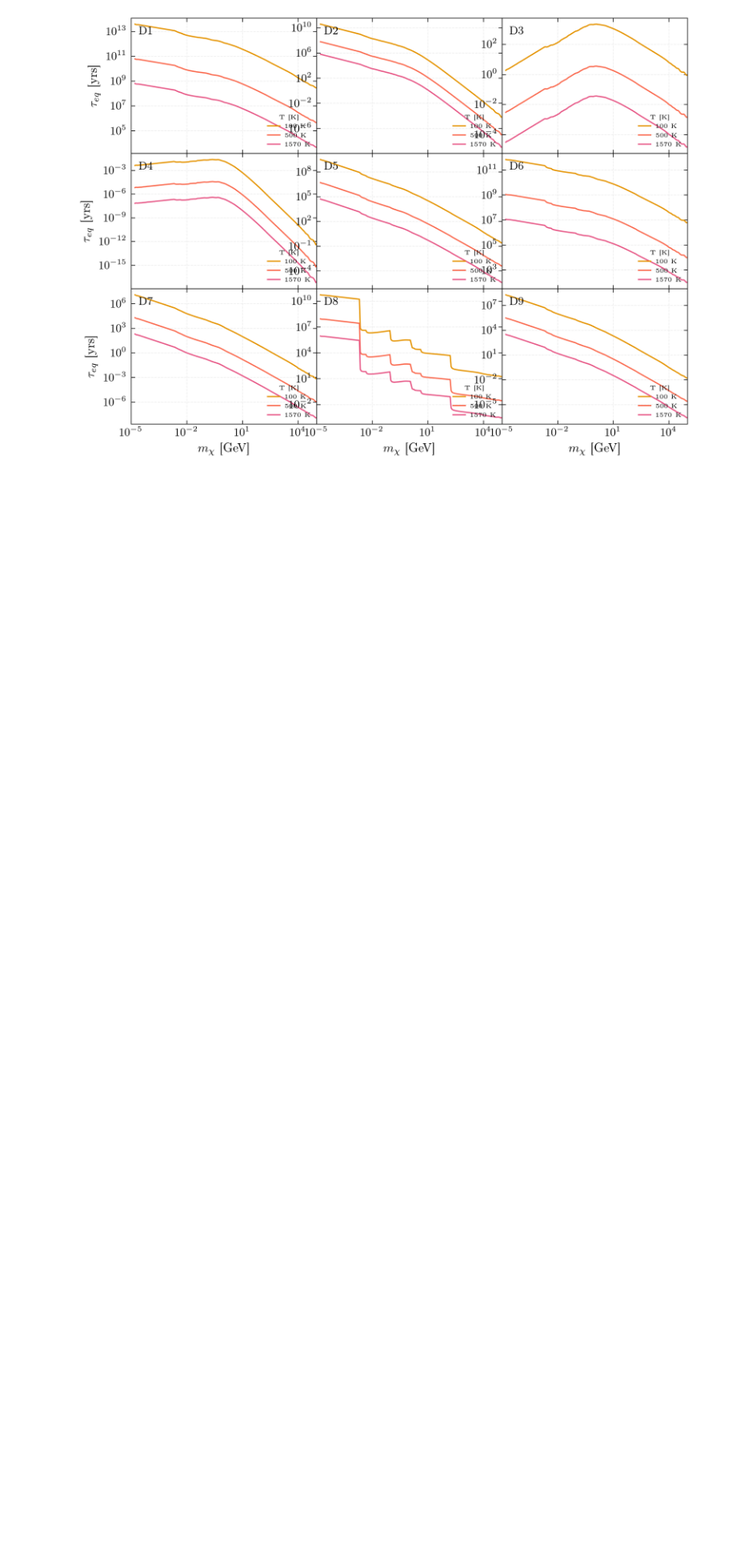
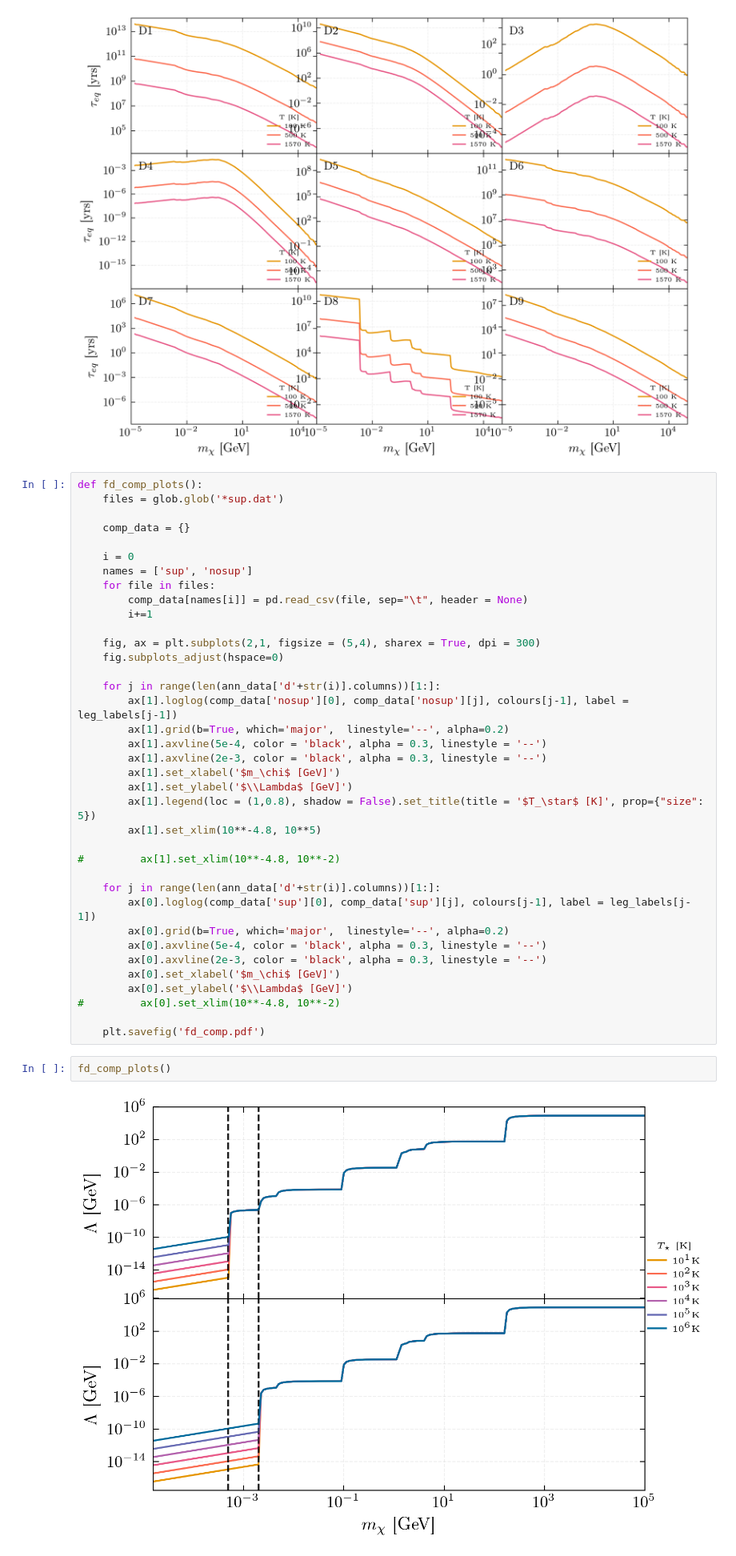
Before and after one commit to mvirgato/Masters, a Jupyter notebook: annihilation/pyAnn.ipynb, the cells around one changed output. Shown: that part at 80% size. Cells and saved outputs as stored; diff of their text form; blank space fills up the shorter version.

```diff
--- a/annihilation/pyAnn.ipynb
+++ b/annihilation/pyAnn.ipynb
@@ -103,3 +127,44 @@ def CA_eq_times_plots():
 CA_eq_times_plots()
 # %% [output]
 [figure]
+# %%
+def fd_comp_plots():
+    files = glob.glob('*sup.dat')
+
+    comp_data = {}
+
+    i = 0
+    names = ['sup', 'nosup']
+    for file in files:
+        comp_data[names[i]] = pd.read_csv(file, sep="\t", header = None)
+        i+=1
+
+    fig, ax = plt.subplots(2,1, figsize = (5,4), sharex = True, dpi = 300)
+    fig.subplots_adjust(hspace=0)
+
+    for j in range(len(ann_data['d'+str(i)].columns))[1:]:
+        ax[1].loglog(comp_data['nosup'][0], comp_data['nosup'][j], colours[j-1], label = leg_labels[j-1])
+        ax[1].grid(b=True, which='major',  linestyle='--', alpha=0.2)
+        ax[1].axvline(5e-4, color = 'black', alpha = 0.3, linestyle = '--')
+        ax[1].axvline(2e-3, color = 'black', alpha = 0.3, linestyle = '--')
+        ax[1].set_xlabel('$m_\chi$ [GeV]')
+        ax[1].set_ylabel('$\\Lambda$ [GeV]')
+        ax[1].legend(loc = (1,0.8), shadow = False).set_title(title = '$T_\star$ [K]', prop={"size": 5})
+        ax[1].set_xlim(10**-4.8, 10**5)
+
+#         ax[1].set_xlim(10**-4.8, 10**-2)
+
+    for j in range(len(ann_data['d'+str(i)].columns))[1:]:
+        ax[0].loglog(comp_data['sup'][0], comp_data['sup'][j], colours[j-1], label = leg_labels[j-1])
+        ax[0].grid(b=True, which='major',  linestyle='--', alpha=0.2)
+        ax[0].axvline(5e-4, color = 'black', alpha = 0.3, linestyle = '--')
+        ax[0].axvline(2e-3, color = 'black', alpha = 0.3, linestyle = '--')
+        ax[0].set_xlabel('$m_\chi$ [GeV]')
+        ax[0].set_ylabel('$\\Lambda$ [GeV]')
+#         ax[0].set_xlim(10**-4.8, 10**-2)
+
+    plt.savefig('fd_comp.pdf')
+# %%
+fd_comp_plots()
+# %% [output]
+[figure, added]
```
Also changed, not shown: parts of 8 cells of this notebook, 24 other files.
